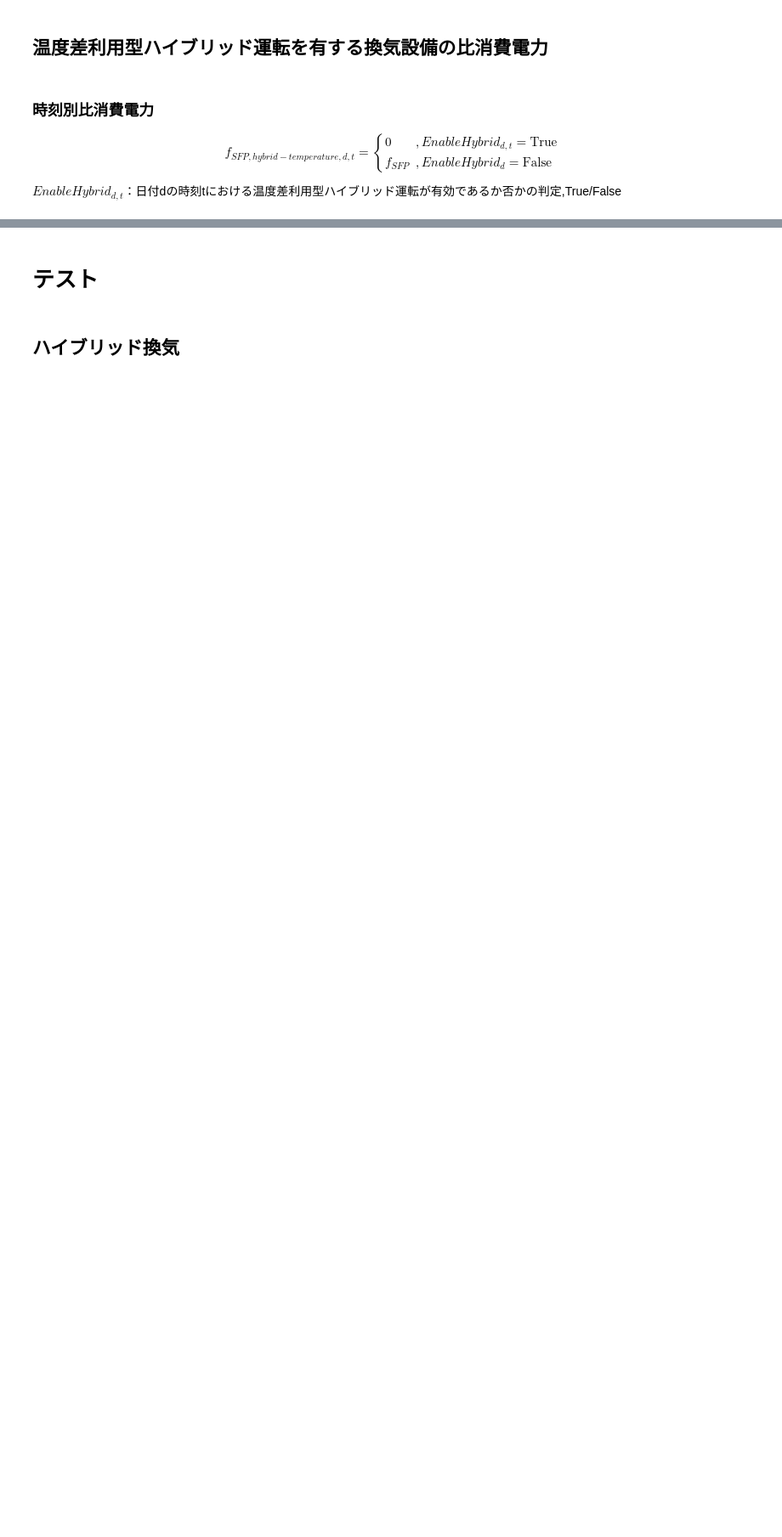
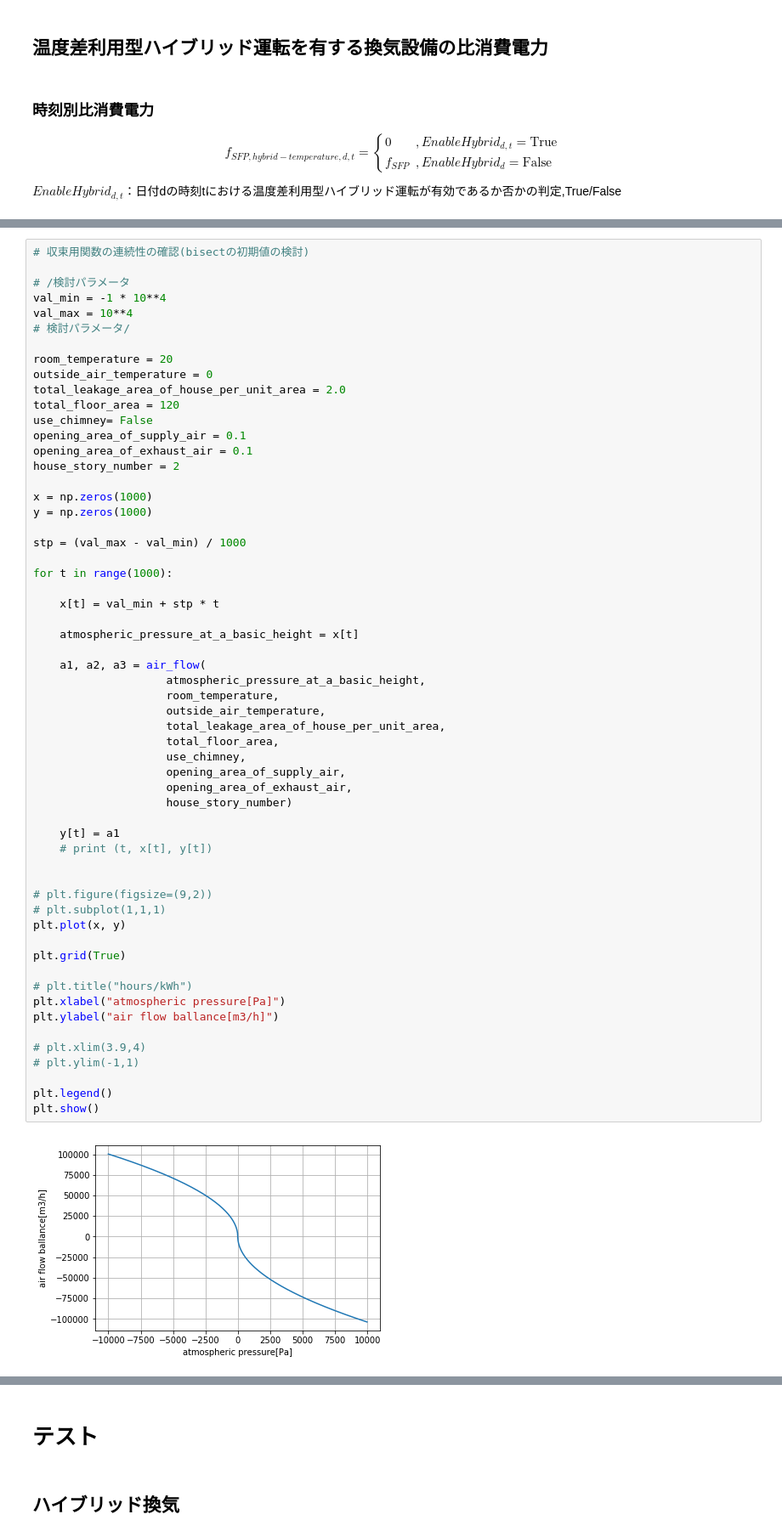
Before and after one commit to jjj-design/jjj_logic, a Jupyter notebook: jiritsu_ventilation.ipynb, the cells around one changed output, grey strips where cells are left out. Shown: that part at 85% size. Cells and saved outputs as stored; diff of their text form; blank space fills up the shorter version.

```diff
--- a/jiritsu_ventilation.ipynb
+++ b/jiritsu_ventilation.ipynb
@@ -1065 +1243,61 @@ def f_3story(pressure_difference, \
+# %%
+# 収束用関数の連続性の確認(bisectの初期値の検討)
+
+# /検討パラメータ
+val_min = -1 * 10**4
+val_max = 10**4
+# 検討パラメータ/
+
+room_temperature = 20
+outside_air_temperature = 0
+total_leakage_area_of_house_per_unit_area = 2.0
+total_floor_area = 120
+use_chimney= False
+opening_area_of_supply_air = 0.1
+opening_area_of_exhaust_air = 0.1
+house_story_number = 2
+
+x = np.zeros(1000)
+y = np.zeros(1000)
+
+stp = (val_max - val_min) / 1000
+
+for t in range(1000):
+
+    x[t] = val_min + stp * t
+
+    atmospheric_pressure_at_a_basic_height = x[t]
+
+    a1, a2, a3 = air_flow(
+                    atmospheric_pressure_at_a_basic_height,
+                    room_temperature,
+                    outside_air_temperature,
+                    total_leakage_area_of_house_per_unit_area,
+                    total_floor_area,
+                    use_chimney,
+                    opening_area_of_supply_air,
+                    opening_area_of_exhaust_air,
+                    house_story_number)
+
+    y[t] = a1
+    # print (t, x[t], y[t])
+
+
+# plt.figure(figsize=(9,2))
+# plt.subplot(1,1,1)
+plt.plot(x, y)
+
+plt.grid(True)
+
+# plt.title("hours/kWh")
+plt.xlabel("atmospheric pressure[Pa]")
+plt.ylabel("air flow ballance[m3/h]")
+
+# plt.xlim(3.9,4)
+# plt.ylim(-1,1)
+
+plt.legend()
+plt.show()
+# %% [output]
+[figure, added]
 # %%
```
Also changed, not shown: parts of 34 cells of this notebook.
